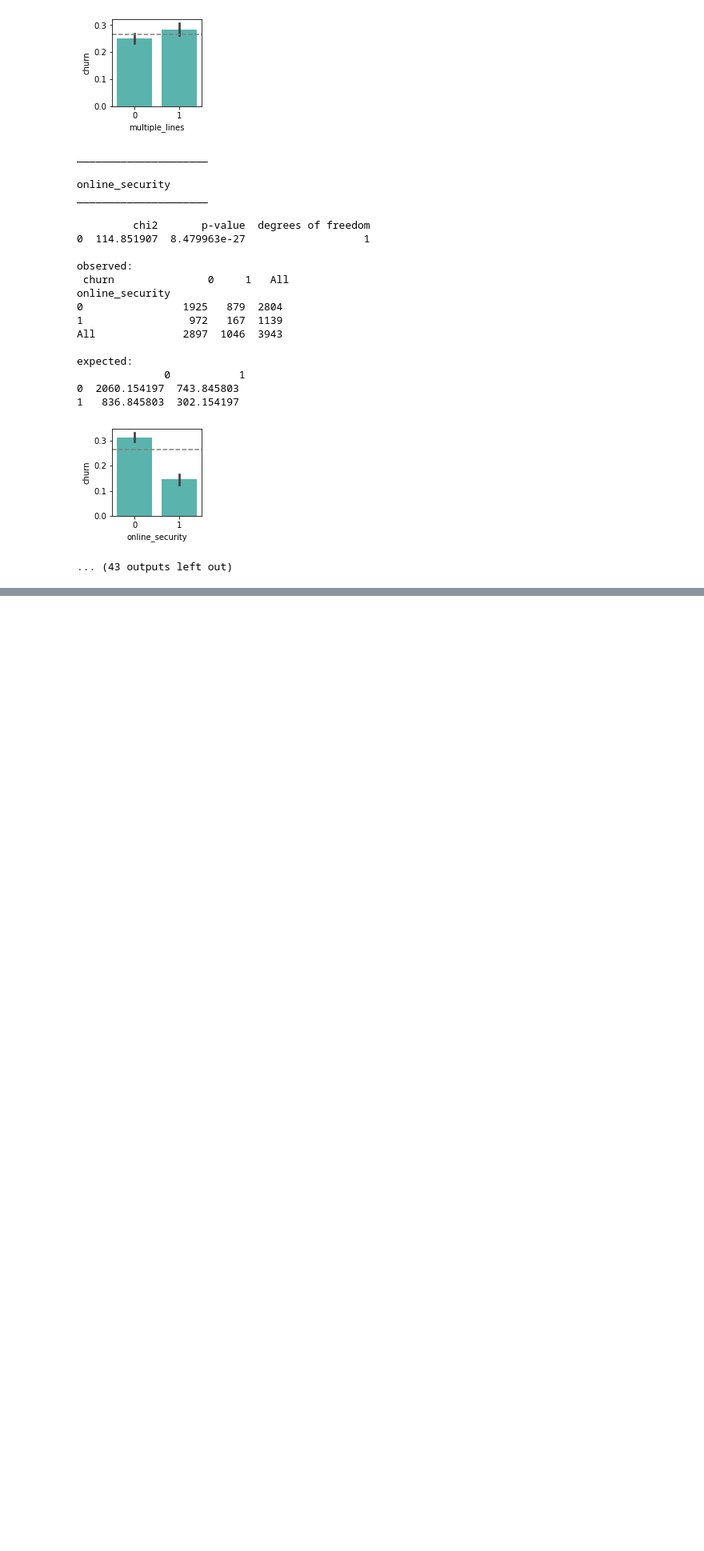
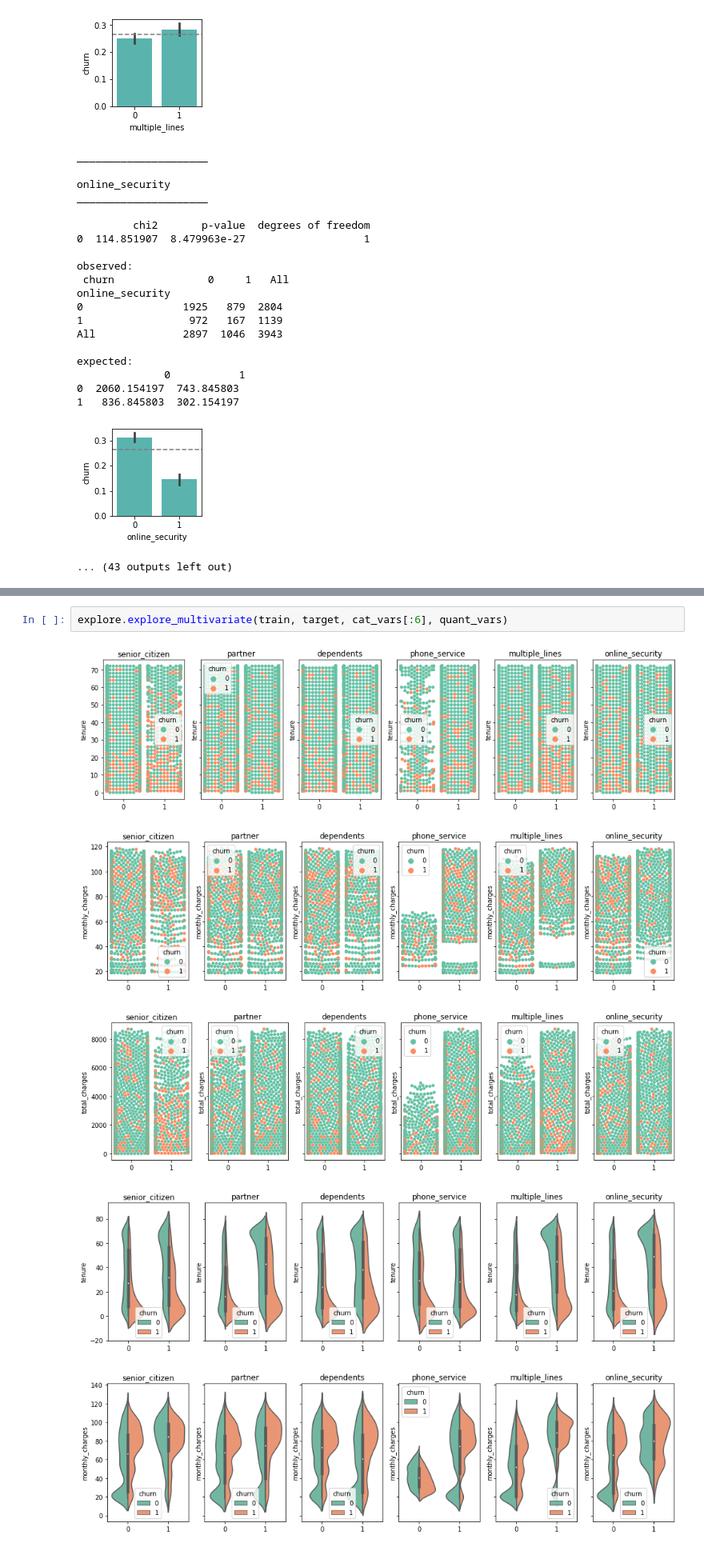
Before and after one commit to mdalton87/classification-exercises, a Jupyter notebook: classification_project/Churn.ipynb, the cells around one changed output, grey strips where cells are left out. Shown at 80% size. Drawn from its saved outputs; the diff is of its cells as text; blank space fills up the shorter version.

```diff
--- a/classification_project/Churn.ipynb
+++ b/classification_project/Churn.ipynb
@@ -245,0 +277,8 @@ expected:
+# %%
+explore.explore_multivariate(train, target, cat_vars[:6], quant_vars)
+# %% [output]
+[figure, added]
+[figure, added]
+[figure, added]
+[figure, added]
+[figure, added]
```
Also changed, not shown: parts of 8 cells of this notebook, 5 other files.
